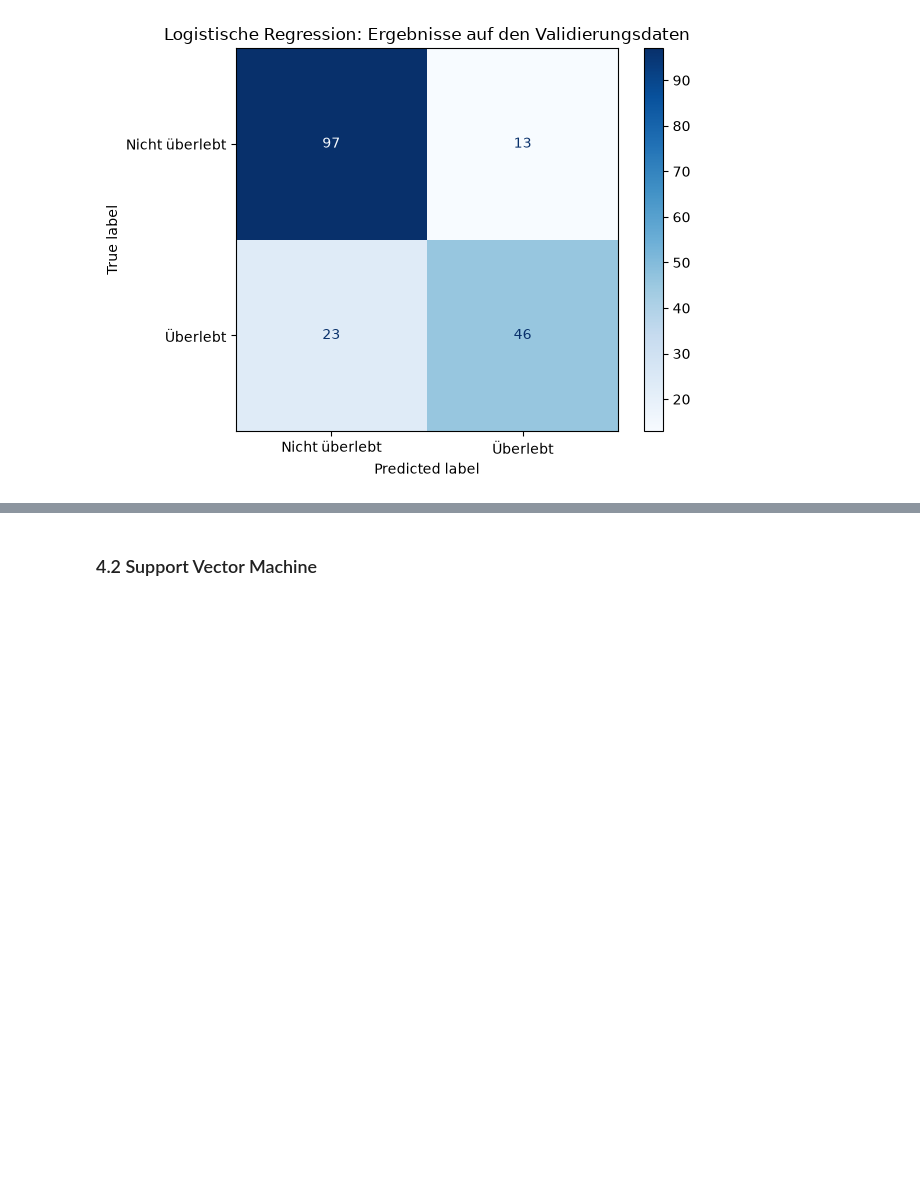
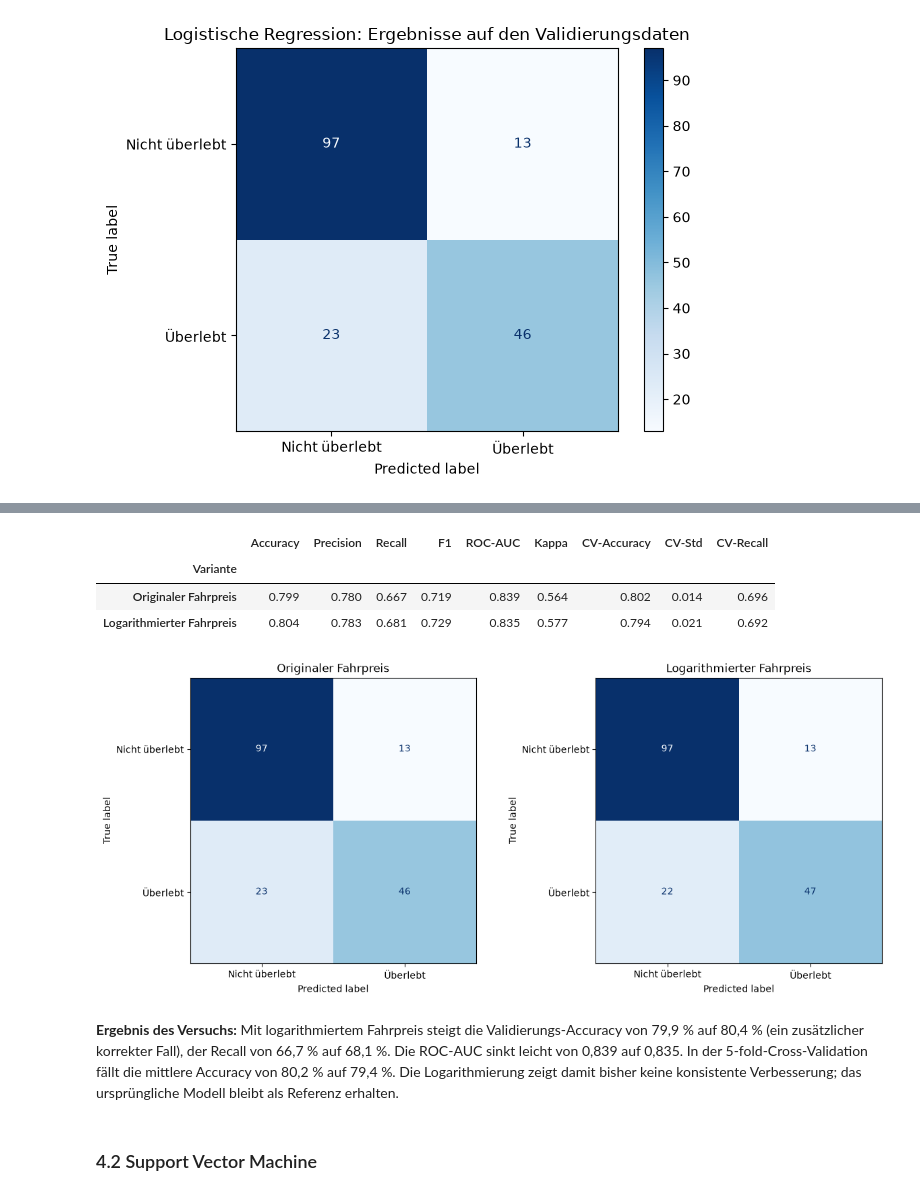
Before and after one commit to dhubmann/titanic, a Jupyter notebook: titanic.ipynb, the cells around one changed output, grey strips where cells are left out. Drawn from its saved outputs; the diff is of its cells as text; code cells hidden in the pictures; blank space fills up the shorter version.

```diff
--- a/titanic.ipynb
+++ b/titanic.ipynb
@@ -1155,7 +1155,7 @@ Precision, Recall, F1-Score, ROC-AUC und der Confusion Matrix bewertet.
 # %%
 # Logistische Regression mit der bestehenden Vorverarbeitung
 logistic_model = Pipeline([
-    ("preprocessing", preprocessing),
+    ("preprocessing", clone(preprocessing)),
     (
         "logistic_regression",
         LogisticRegression(
@@ -1216,3 +1264,55 @@ ROC-AUC: 0.839
+# %%
+from sklearn.model_selection import cross_validate, StratifiedKFold
+from sklearn.metrics import (
+    accuracy_score, precision_score, recall_score, f1_score,
+    roc_auc_score, cohen_kappa_score, ConfusionMatrixDisplay
+)
+from IPython.display import display
+
+logfare_cv = StratifiedKFold(n_splits=5, shuffle=True, random_state=42)
+logfare_ergebnisse = []
+fig, axes = plt.subplots(1, 2, figsize=(12, 5), layout="constrained")
+
+for ax, (name, kandidat) in zip(axes, [
+    ("Originaler Fahrpreis", logistic_model),
+    ("Logarithmierter Fahrpreis", logistic_model_logfare)
+]):
+    vorhersage = kandidat.predict(X_val)
+    wahrscheinlichkeiten = kandidat.predict_proba(X_val)[:, 1]
+    cv_resultat = cross_validate(
+        clone(kandidat), X_train, y_train, cv=logfare_cv,
+        scoring={"accuracy": "accuracy", "recall": "recall"}
+    )
+    logfare_ergebnisse.append({
+        "Variante": name,
+        "Accuracy": accuracy_score(y_val, vorhersage),
+        "Precision": precision_score(y_val, vorhersage, zero_division=0),
+        "Recall": recall_score(y_val, vorhersage, zero_division=0),
+        "F1": f1_score(y_val, vorhersage, zero_division=0),
+        "ROC-AUC": roc_auc_score(y_val, wahrscheinlichkeiten),
+        "Kappa": cohen_kappa_score(y_val, vorhersage),
+        "CV-Accuracy": cv_resultat["test_accuracy"].mean(),
+        "CV-Std": cv_resultat["test_accuracy"].std(),
+        "CV-Recall": cv_resultat["test_recall"].mean()
+    })
+    ConfusionMatrixDisplay.from_predictions(
+        y_val, vorhersage, labels=[0, 1],
+        display_labels=["Nicht überlebt", "Überlebt"],
+        cmap="Blues", colorbar=False, ax=ax
+    )
+    ax.set_title(name)
+
+logfare_vergleich = pd.DataFrame(logfare_ergebnisse).set_index("Variante")
+display(logfare_vergleich.round(3))
+plt.show()
+# %% [output]
+|  | Accuracy | Precision | Recall | F1 | ROC-AUC | Kappa | CV-Accuracy | CV-Std | CV-Recall |
+| Variante |  |  |  |  |  |  |  |  |  |
+| Originaler Fahrpreis | 0.799 | 0.780 | 0.667 | 0.719 | 0.839 | 0.564 | 0.802 | 0.014 | 0.696 |
+| Logarithmierter Fahrpreis | 0.804 | 0.783 | 0.681 | 0.729 | 0.835 | 0.577 | 0.794 | 0.021 | 0.692 |
+[figure, added]
+# %% [markdown]
+**Ergebnis des Versuchs:** Mit logarithmiertem Fahrpreis steigt die Validierungs-Accuracy von 79,9 % auf 80,4 % (ein zusätzlicher korrekter Fall), der Recall von 66,7 % auf 68,1 %. Die ROC-AUC sinkt leicht von 0,839 auf 0,835. In der 5-fold-Cross-Validation fällt die mittlere Accuracy von 80,2 % auf 79,4 %. Die Logarithmierung zeigt damit bisher keine konsistente Verbesserung; das ursprüngliche Modell bleibt als Referenz erhalten.
 # %% [markdown]
 ### 4.2 Support Vector Machine
 # %% [markdown]
```
Also changed, not shown: parts of 19 cells of this notebook.
